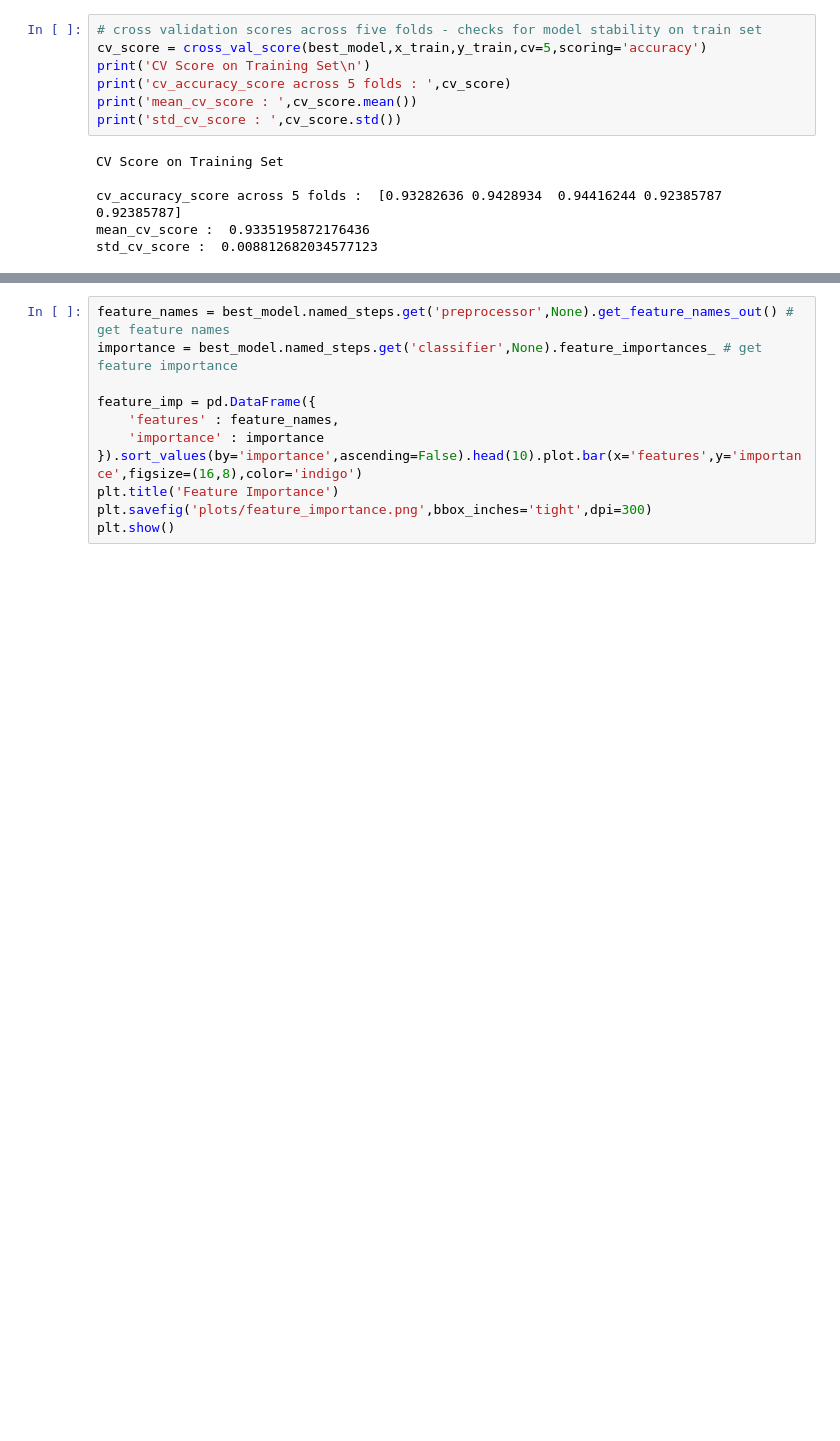
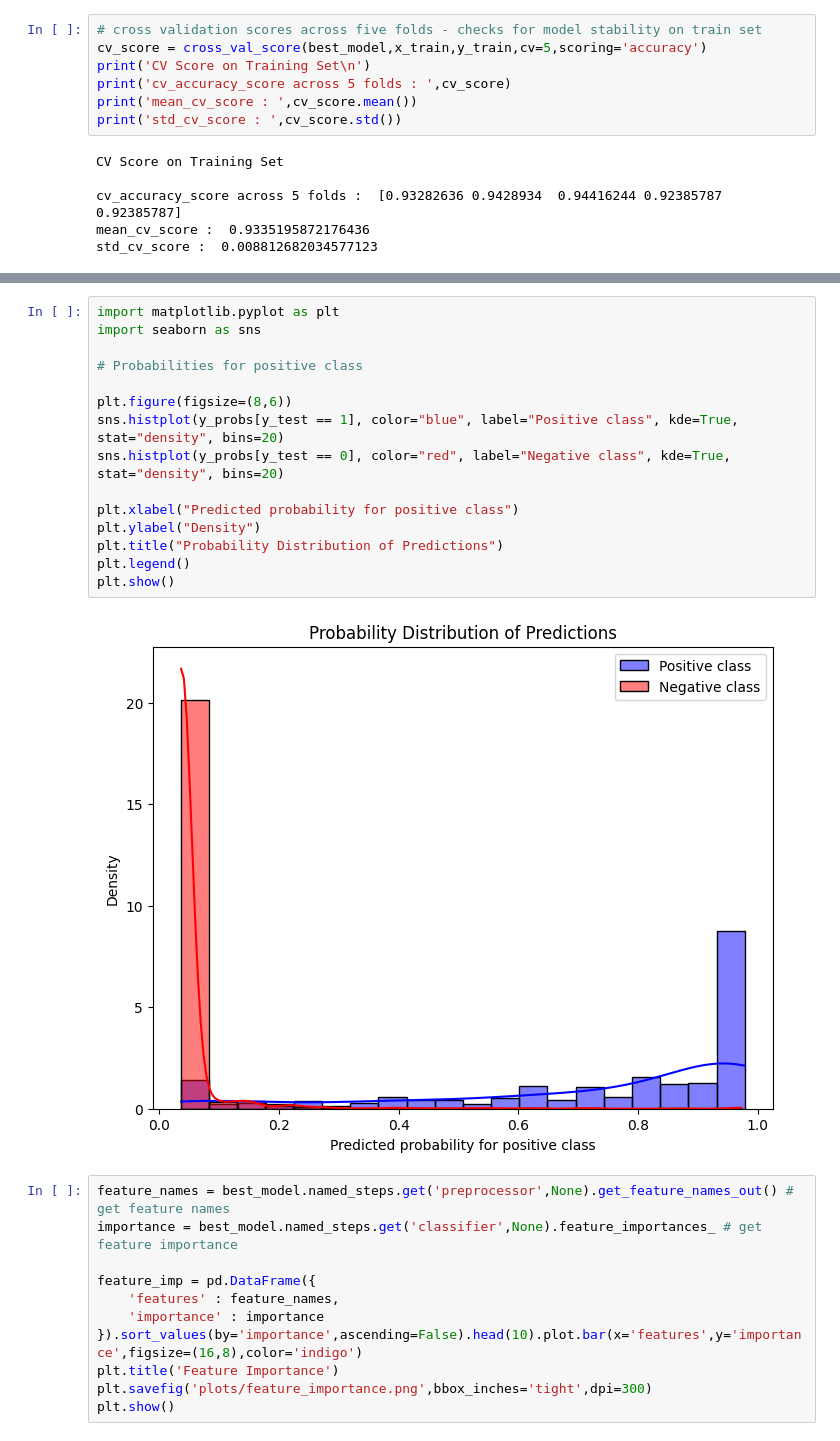
Before and after one commit to Maxwell-Selassie/Churn-Prediction, a Jupyter notebook: model_evaluation.ipynb, the cells around one changed output, grey strips where cells are left out. Drawn from its saved outputs; the diff is of its cells as text; blank space fills up the shorter version.

```diff
--- a/model_evaluation.ipynb
+++ b/model_evaluation.ipynb
@@ -176,3 +192,20 @@ Log loss :  2.731549812792774
+# %%
+import matplotlib.pyplot as plt
+import seaborn as sns
+
+# Probabilities for positive class
+
+plt.figure(figsize=(8,6))
+sns.histplot(y_probs[y_test == 1], color="blue", label="Positive class", kde=True, stat="density", bins=20)
+sns.histplot(y_probs[y_test == 0], color="red", label="Negative class", kde=True, stat="density", bins=20)
+
+plt.xlabel("Predicted probability for positive class")
+plt.ylabel("Density")
+plt.title("Probability Distribution of Predictions")
+plt.legend()
+plt.show()
+# %% [output]
+[figure, added]
 # %%
 feature_names = best_model.named_steps.get('preprocessor',None).get_feature_names_out() # get feature names
 importance = best_model.named_steps.get('classifier',None).feature_importances_ # get feature importance
```
Also changed, not shown: parts of 15 cells of this notebook, 2 other files.
